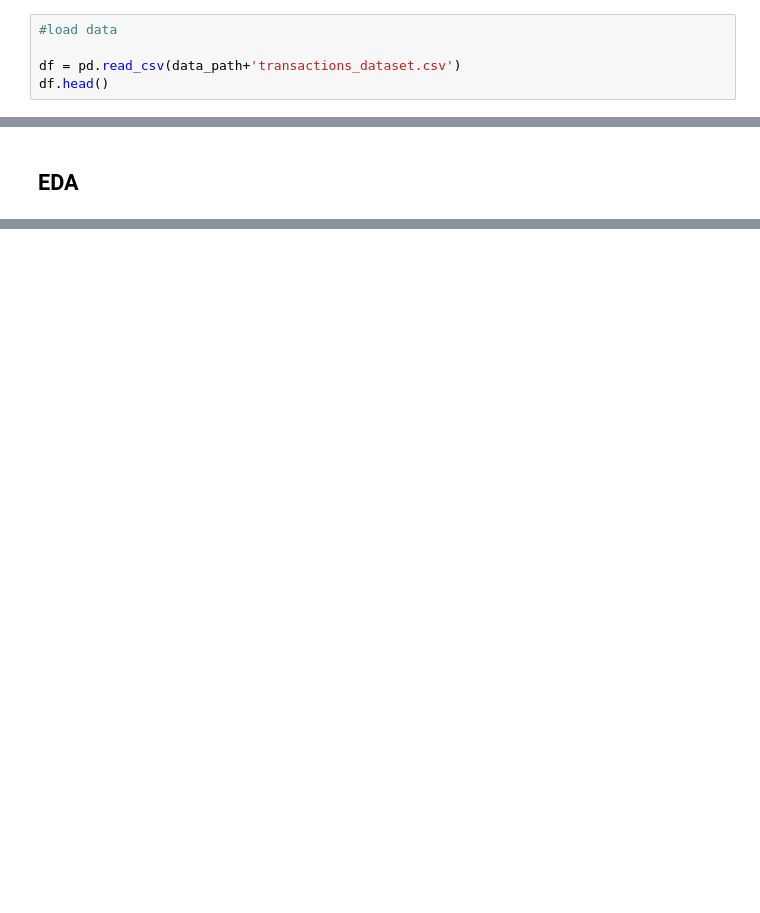
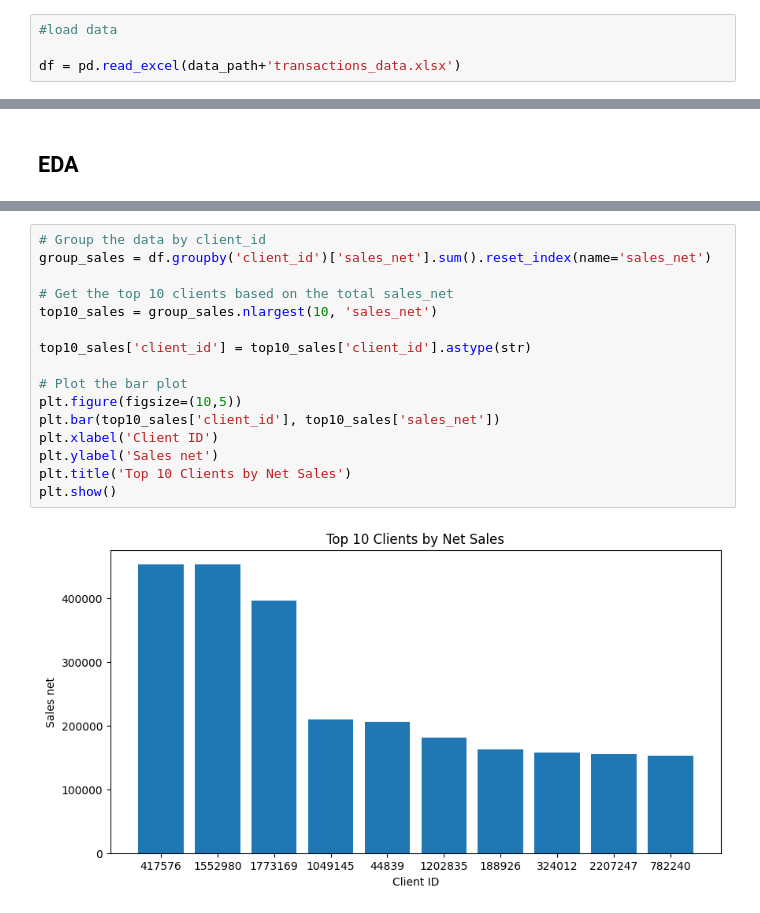
Before and after one commit to chachouswim2/BCG-X-Hackathon-, a Jupyter notebook: explore_charlotte.ipynb, the cells around one changed output, grey strips where cells are left out. Drawn from its saved outputs; the diff is of its cells as text; blank space fills up the shorter version.

```diff
--- a/explore_charlotte.ipynb
+++ b/explore_charlotte.ipynb
@@ -11,5 +8,4 @@ os.environ["KMP_DUPLICATE_LIB_OK"]="TRUE"
 # %%
 #load data
 
-df = pd.read_csv(data_path+'transactions_dataset.csv')
-df.head()
+df = pd.read_excel(data_path+'transactions_data.xlsx')
@@ -20,0 +134,18 @@ Error:
+# %%
+# Group the data by client_id
+group_sales = df.groupby('client_id')['sales_net'].sum().reset_index(name='sales_net')
+
+# Get the top 10 clients based on the total sales_net
+top10_sales = group_sales.nlargest(10, 'sales_net')
+
+top10_sales['client_id'] = top10_sales['client_id'].astype(str)
+
+# Plot the bar plot
+plt.figure(figsize=(10,5))
+plt.bar(top10_sales['client_id'], top10_sales['sales_net'])
+plt.xlabel('Client ID')
+plt.ylabel('Sales net')
+plt.title('Top 10 Clients by Net Sales')
+plt.show()
+# %% [output]
+[figure, added]
```
Also changed, not shown: parts of 56 cells of this notebook.
